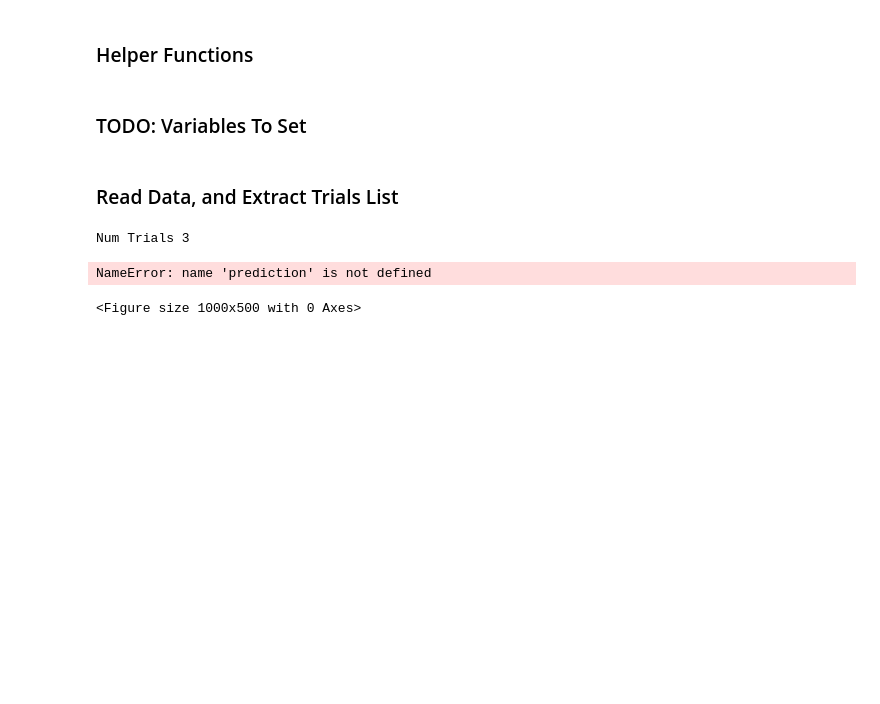
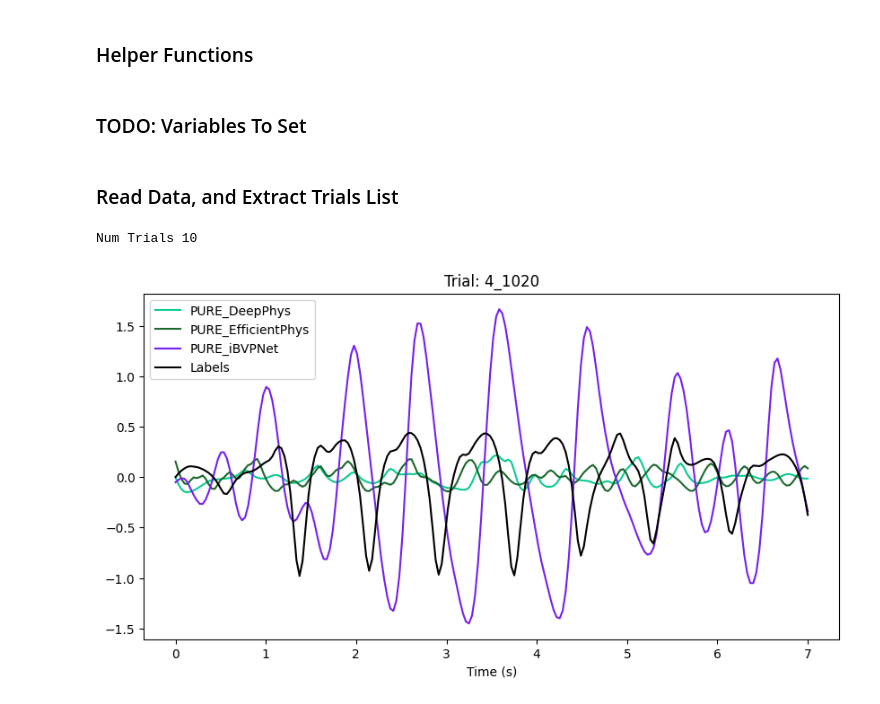
Before and after one commit to Ivan-Kucherov/rppg, a Jupyter notebook: tools/output_signal_viz/data_out_viz.ipynb, the cells around one changed output. Drawn from its saved outputs; the diff is of its cells as text; code cells hidden in the pictures; blank space fills up the shorter version.

```diff
--- a/tools/output_signal_viz/data_out_viz.ipynb
+++ b/tools/output_signal_viz/data_out_viz.ipynb
@@ -61,7 +64,7 @@ def _reform_data_from_dict(data, flatten=True):
 
     return sort_data
 
-def _process_signal(signal, fs=30, diff_flag=True):
+def _process_signal(signal, fs=30, diff_flag=True,use_bandpass=True):
     # Detrend and filter
     use_bandpass = True
     if diff_flag:  # if the predictions and labels are 1st derivative of PPG signal.
@@ -92,9 +95,9 @@ def _detrend(input_signal, lambda_value):
 # %% [markdown]
 ### TODO: Variables To Set
 # %%
-data_out_paths = glob.glob(r"../../runs/exp/*/saved_test_outputs/*.pickle")
-trial_idx = 0
-chunk_size = 20*30 # size of chunk to visualize: -1 will plot the entire signal
+data_out_paths = glob.glob(r"../../runs/exp/MCD*/saved_test_outputs/*.pickle")
+trial_idx =4
+chunk_size = 7*30 # size of chunk to visualize: -1 will plot the entire signal
 chunk_num = 0
 # %% [markdown]
 ### Read Data, and Extract Trials List
@@ -109,41 +112,39 @@ for i in data_out_paths:
     trial_list = list(data_list[0]['predictions'].keys())
 print('Num Trials', len(trial_list))
 # %% [output]
-Num Trials 3
+Num Trials 10
 # %%
 # Reform label and prediction vectors from multiple trial chunks
 import random
 from torch import randint
 
 
 predictions = [np.array(_reform_data_from_dict(data['predictions'][trial_list[trial_idx]])) for data in data_list]
 names = [ '_'.join(x.split('_')[:2]) for x in map(lambda x: x.split(os.sep)[-1],data_out_paths)]
 names.append('Labels')
 label = np.array(_reform_data_from_dict(data_list[0]['labels'][trial_list[trial_idx]]))
+label = _process_signal(label, 30, diff_flag=True)
 plt.figure(figsize=(10,5))
-for data in data_list:
+for prediction,data in zip(predictions,data_list):
     # Read in meta-data from pickle file
     fs = data['fs'] # Video Frame Rate
     label_type = data['label_type'] # PPG Signal Transformation: `DiffNormalized` or `Standardized`
     diff_flag = (label_type == 'DiffNormalized')
 
     if chunk_size == -1:
         chunk_size = len(prediction)
         chunk_num = 0
 
     # Process label and prediction signals
     prediction = _process_signal(prediction, fs, diff_flag=diff_flag)
-    label = _process_signal(label, fs, diff_flag=diff_flag)
     start = (chunk_num)*chunk_size
     stop = (chunk_num+1)*chunk_size
     samples = stop - start
     x_time = np.linspace(0, samples/fs, num=samples)
     plt.plot(x_time, prediction[start:stop], color=(random.random(), random.random(), random.random()))
-#plt.plot(x_time, label[start:stop], color='black')
+plt.plot(x_time, label[start:stop], color='black')
 plt.title('Trial: ' + trial_list[trial_idx])
 plt.legend(names)
-plt.xlabel('Time (s)')
-plt.show();
+plt.xlabel('Time (s)');
 # %% [output]
-NameError: name 'prediction' is not defined
-<Figure size 1000x500 with 0 Axes>
+[figure, added]
```
Also changed, not shown: parts of 43 cells of this notebook, 10 other files.
